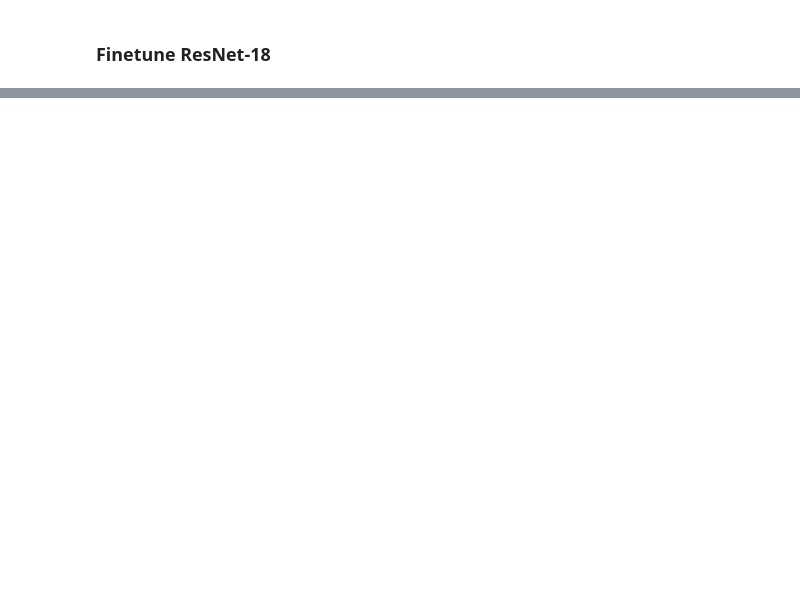
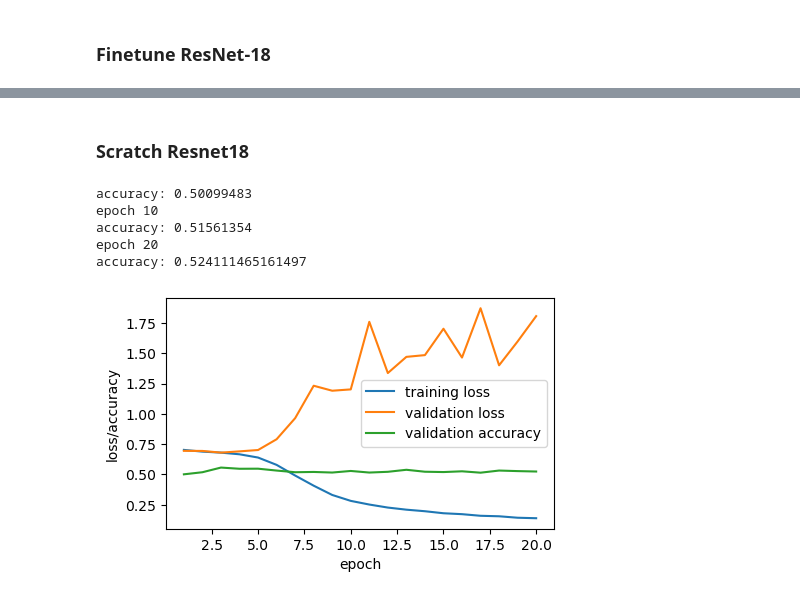
Before and after one commit to mikylab/all-ears, a Jupyter notebook: paired_examples.ipynb, the cells around one changed output, grey strips where cells are left out. Cells and saved outputs as stored; diff of their text form; code cells hidden in the pictures; blank space fills up the shorter version.

```diff
--- a/paired_examples.ipynb
+++ b/paired_examples.ipynb
@@ -229,0 +229,34 @@ disp.plot(ax=ax, include_values=True, cmap=plt.cm.Blues, xticks_rotation="vertic
+# %% [markdown]
+### Scratch Resnet18
+# %%
+model = shared_models.PairResnet18(pretrained=False)
+
+model.fc.apply(init_cnn)
+model = model.to(device)
+
+loss_fn = nn.BCELoss()
+
+learning_rate = 0.01
+
+optimizer = torch.optim.SGD(params=model.parameters(), lr=learning_rate, weight_decay=0.001)
+# %%
+model, loss_train, loss_valid, accuracy_valid = model_training(
+    model, data, optimizer, loss_fn, epochs=20, early_stopping=False, verbose=True
+)
+print(f"accuracy: {accuracy_valid[-1]}")
+# %% [output]
+accuracy: 0.50099483
+epoch 10
+accuracy: 0.51561354
+epoch 20
+accuracy: 0.524111465161497
+# %%
+plt.figure(figsize=(5,3))
+plt.plot(range(1, len(loss_train)+1), loss_train, label='training loss')
+plt.plot(range(1, len(loss_valid)+1), loss_valid, label='validation loss')
+plt.plot(range(1, len(loss_valid)+1), accuracy_valid, label='validation accuracy')
+plt.xlabel('epoch')
+plt.ylabel('loss/accuracy')
+plt.legend();
+# %% [output]
+[figure, added]
```
Also changed, not shown: parts of 12 cells of this notebook, 2 other files.
